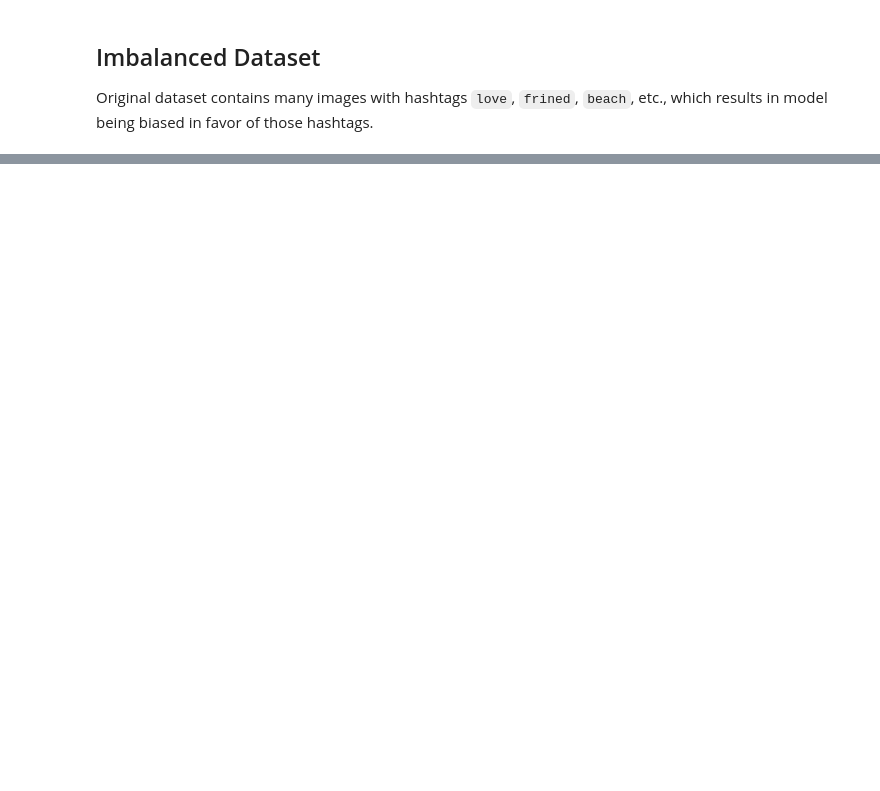
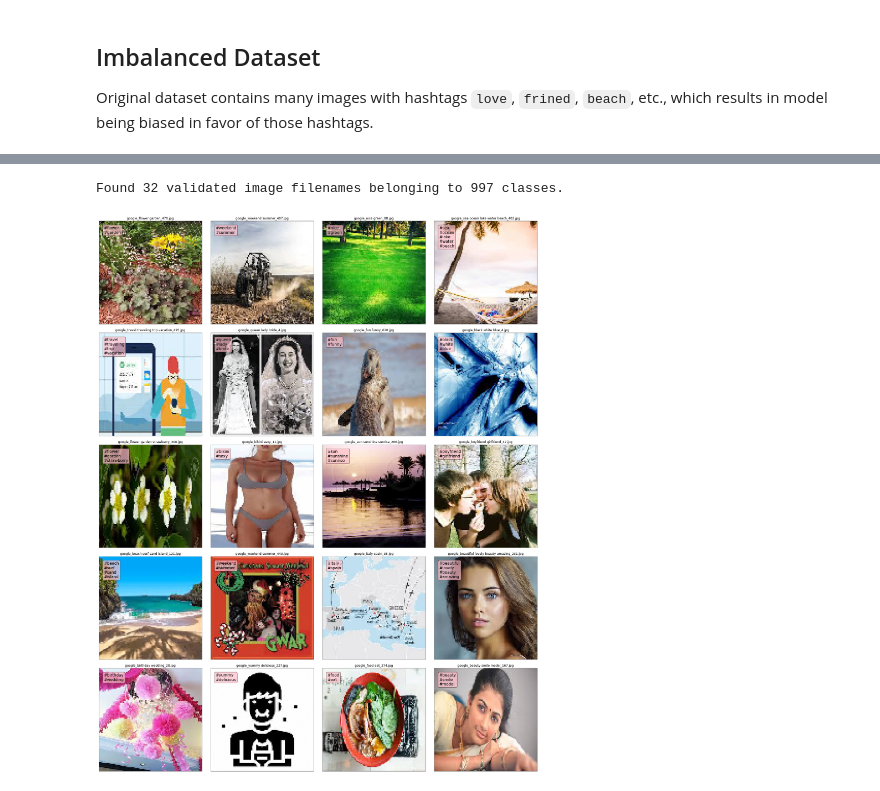
Before and after one commit to tomerlaufer123/cs130Project, a Jupyter notebook: model_development/notebooks/6-additional-images.ipynb, the cells around one changed output, grey strips where cells are left out. Drawn from its saved outputs; the diff is of its cells as text; code cells hidden in the pictures; blank space fills up the shorter version.

```diff
--- a/model_development/notebooks/6-additional-images.ipynb
+++ b/model_development/notebooks/6-additional-images.ipynb
@@ -124,0 +134,20 @@ Once we create `add_count` which contains the number of images to be added for e
+# %%
+DATA_LIST = "../HARRISON/data_list_g.txt"
+TAG_LIST = "../HARRISON/tag_list_g.txt"
+
+# Read hashtags
+with open("../model/hashtags.txt") as f:
+    hashtags = f.read().split('\n')
+hashtags = hashtags[:-1]
+
+# Read image info
+filename = pd.read_csv(DATA_LIST, names=["filename"], header=None)
+hashtag = pd.read_csv(TAG_LIST, names=["labels"], header=None,skip_blank_lines=False).fillna("")
+hashtag["labels"] = hashtag["labels"].apply(lambda x: x.split(" "))
+
+# Concatenate filname and labels
+target = pd.concat([filename, hashtag], axis=1)
+mask = list(target["labels"].apply(lambda x: None if len(x) < 2 else x).dropna().index)
+target = target.loc[mask]
+target = shuffle(target, random_state=41)
+target.head(5)
@@ -124,0 +161,19 @@ Once we create `add_count` which contains the number of images to be added for e
+# %%
+IMAGE_DIR = "../HARRISON/images"
+
+datagen = ImageDataGenerator(rescale=1./255.)
+gen = datagen.flow_from_dataframe(
+    dataframe=target[:32],
+    directory=IMAGE_DIR,
+    x_col="filename",
+    y_col="labels",
+    batch_size=32,
+    seed=42,
+    class_mode="categorical",
+    classes=hashtags,
+    target_size=(100,100))
+
+show_images(gen, data_list=target.filename, tag_list=target.labels, col=4, row=5)
+# %% [output]
+Found 32 validated image filenames belonging to 997 classes.
+[figure, added]
```
Also changed, not shown: parts of 10 cells of this notebook, 5 other files.
